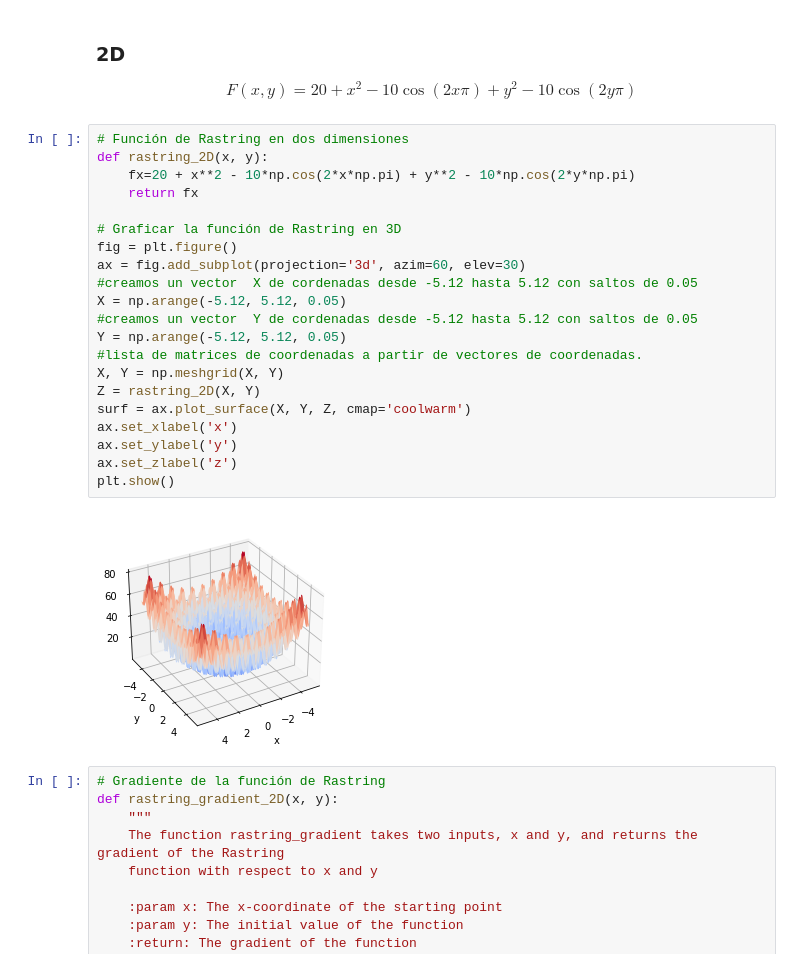
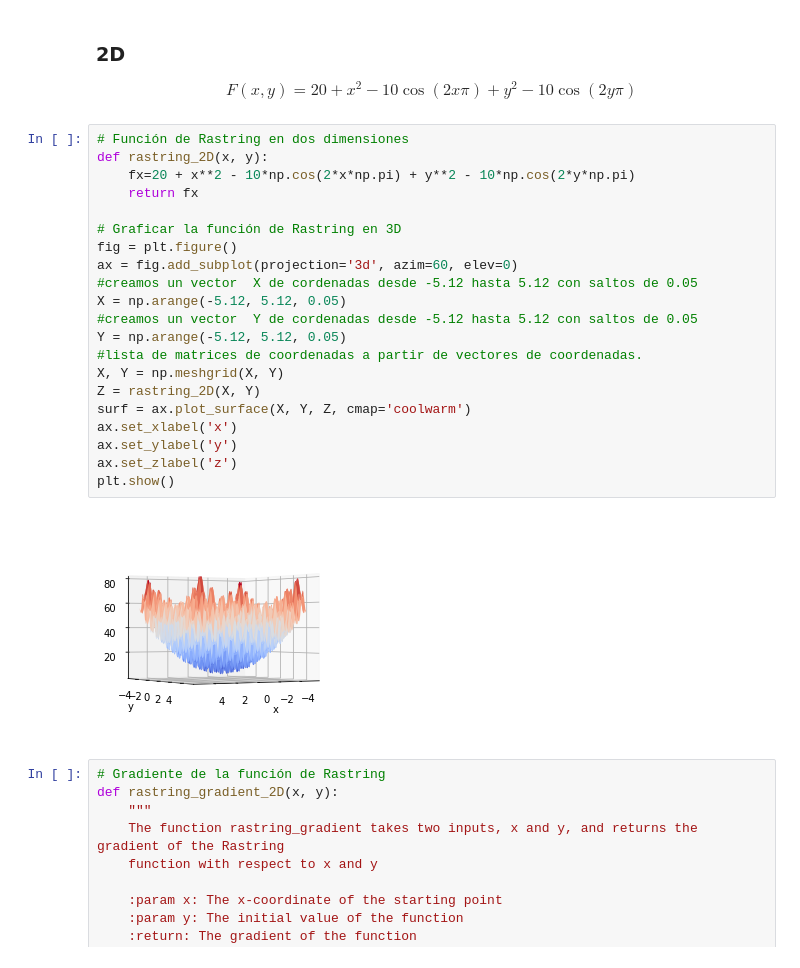
Before and after one commit to rgaitanv/Trabajo1_Grupo9_Optimizacion_Heuristica, a Jupyter notebook: Optimizacion_Numerica/Optimizacion_Funcion_Rastrigin.ipynb, the cells around one changed output. Cells and saved outputs as stored; diff of their text form.

```diff
--- a/Optimizacion_Numerica/Optimizacion_Funcion_Rastrigin.ipynb
+++ b/Optimizacion_Numerica/Optimizacion_Funcion_Rastrigin.ipynb
@@ -18,26 +18,26 @@ $$F(x,y) = 20 + x^2 - 10\cos(2x\pi)+ y^2 - 10\cos(2y\pi)$$
 # %%
 # Función de Rastring en dos dimensiones
 def rastring_2D(x, y):
     fx=20 + x**2 - 10*np.cos(2*x*np.pi) + y**2 - 10*np.cos(2*y*np.pi)
     return fx
 
 # Graficar la función de Rastring en 3D
 fig = plt.figure()
-ax = fig.add_subplot(projection='3d', azim=60, elev=30)
+ax = fig.add_subplot(projection='3d', azim=60, elev=0)
 #creamos un vector  X de cordenadas desde -5.12 hasta 5.12 con saltos de 0.05
 X = np.arange(-5.12, 5.12, 0.05)
 #creamos un vector  Y de cordenadas desde -5.12 hasta 5.12 con saltos de 0.05
 Y = np.arange(-5.12, 5.12, 0.05)
 #lista de matrices de coordenadas a partir de vectores de coordenadas.
 X, Y = np.meshgrid(X, Y)
 Z = rastring_2D(X, Y)
 surf = ax.plot_surface(X, Y, Z, cmap='coolwarm')
 ax.set_xlabel('x')
 ax.set_ylabel('y')
 ax.set_zlabel('z')
 plt.show()
 # %% [output]
-[figure, old version]
+[figure, new version]
 # %%
 # Gradiente de la función de Rastring
 def rastring_gradient_2D(x, y):
```
Also changed, not shown: parts of 2 cells of this notebook, 1 other file.
